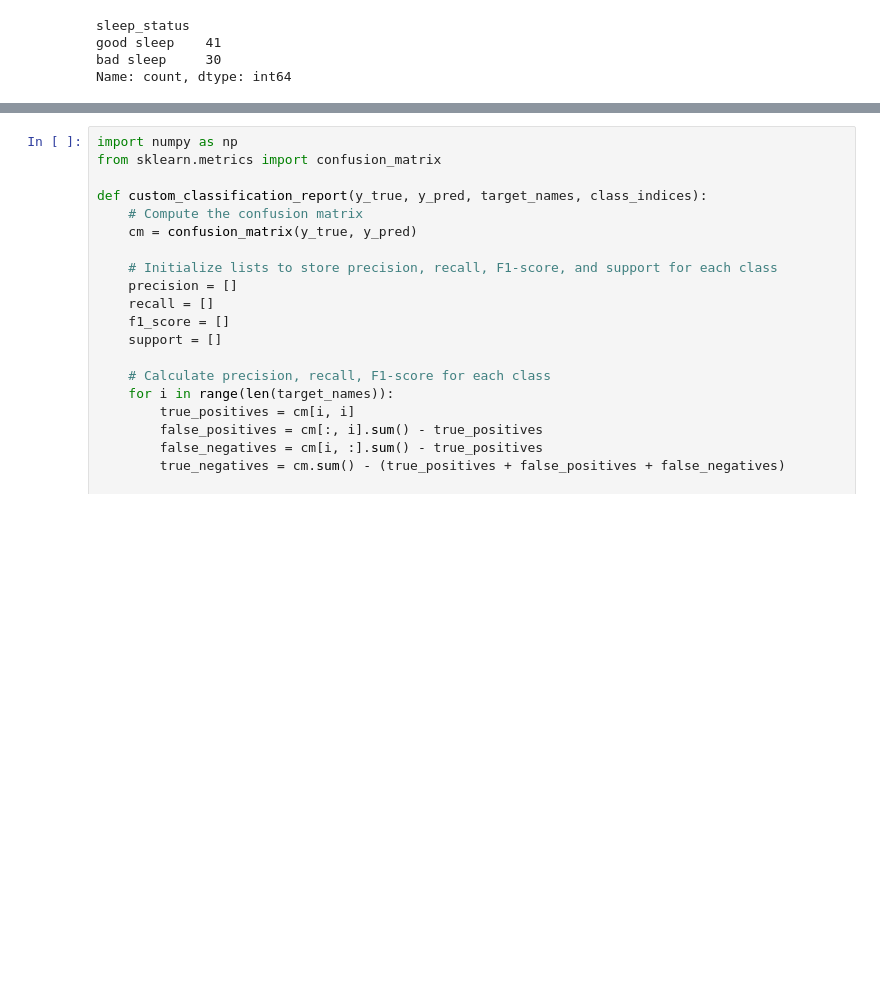
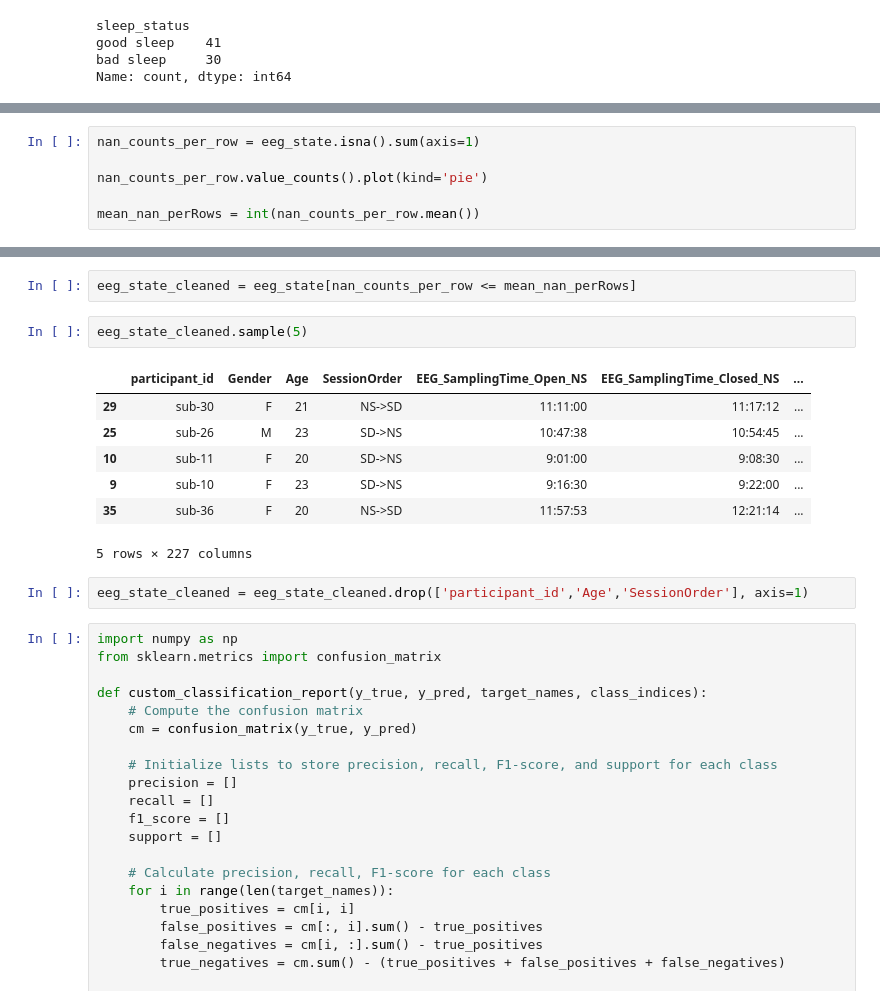
Before and after one commit to Narutchai01/dsde, a Jupyter notebook: Notebook/eeg.ipynb, the cells around one changed output, grey strips where cells are left out. Cells and saved outputs as stored; diff of their text form; blank space fills up the shorter version.

```diff
--- a/Notebook/eeg.ipynb
+++ b/Notebook/eeg.ipynb
@@ -129,0 +132,6 @@ Name: count, dtype: int64
+# %%
+nan_counts_per_row = eeg_state.isna().sum(axis=1)
+
+nan_counts_per_row.value_counts().plot(kind='pie')
+
+mean_nan_perRows = int(nan_counts_per_row.mean())
@@ -130,3 +140,17 @@ Name: count, dtype: int64
+# %%
+eeg_state_cleaned = eeg_state[nan_counts_per_row <= mean_nan_perRows]
+# %%
+eeg_state_cleaned.sample(5)
+# %% [output]
+|  | participant_id | Gender | Age | SessionOrder | EEG_SamplingTime_Open_NS | EEG_SamplingTime_Closed_NS | ... |
+| 29 | sub-30 | F | 21 | NS->SD | 11:11:00 | 11:17:12 | ... |
+| 25 | sub-26 | M | 23 | SD->NS | 10:47:38 | 10:54:45 | ... |
+| 10 | sub-11 | F | 20 | SD->NS | 9:01:00 | 9:08:30 | ... |
+| 9 | sub-10 | F | 23 | SD->NS | 9:16:30 | 9:22:00 | ... |
+| 35 | sub-36 | F | 20 | NS->SD | 11:57:53 | 12:21:14 | ... |
+5 rows × 227 columns
+# %%
+eeg_state_cleaned = eeg_state_cleaned.drop(['participant_id','Age','SessionOrder'], axis=1)
 # %%
 import numpy as np
 from sklearn.metrics import confusion_matrix
```
Also changed, not shown: parts of 10 cells of this notebook, 1 other file.
